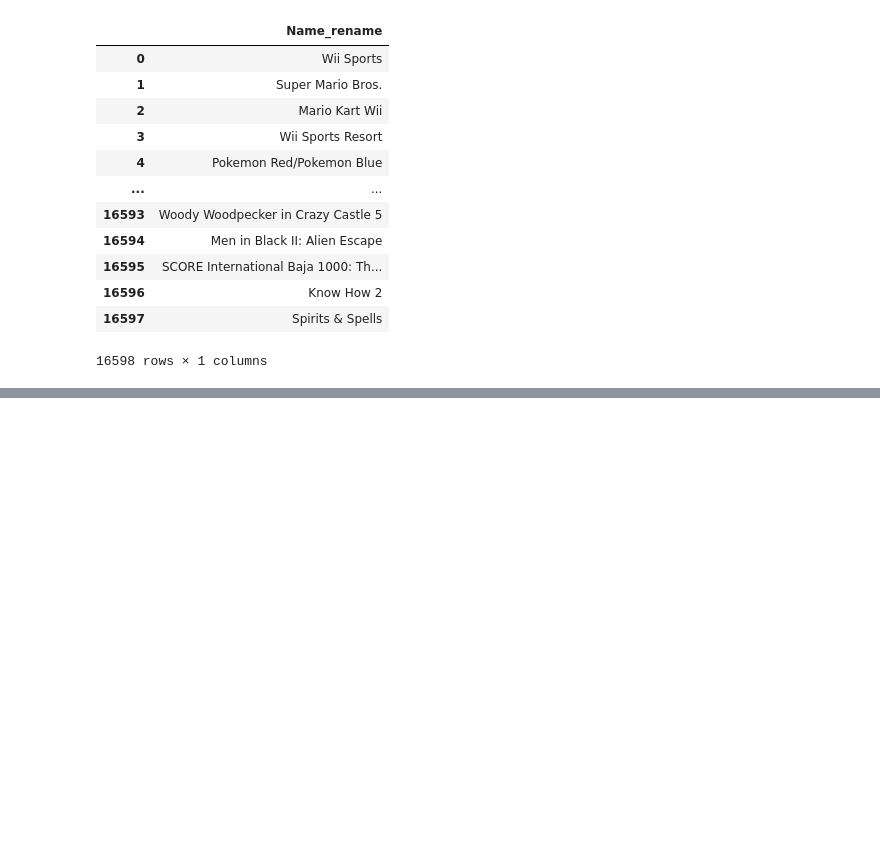
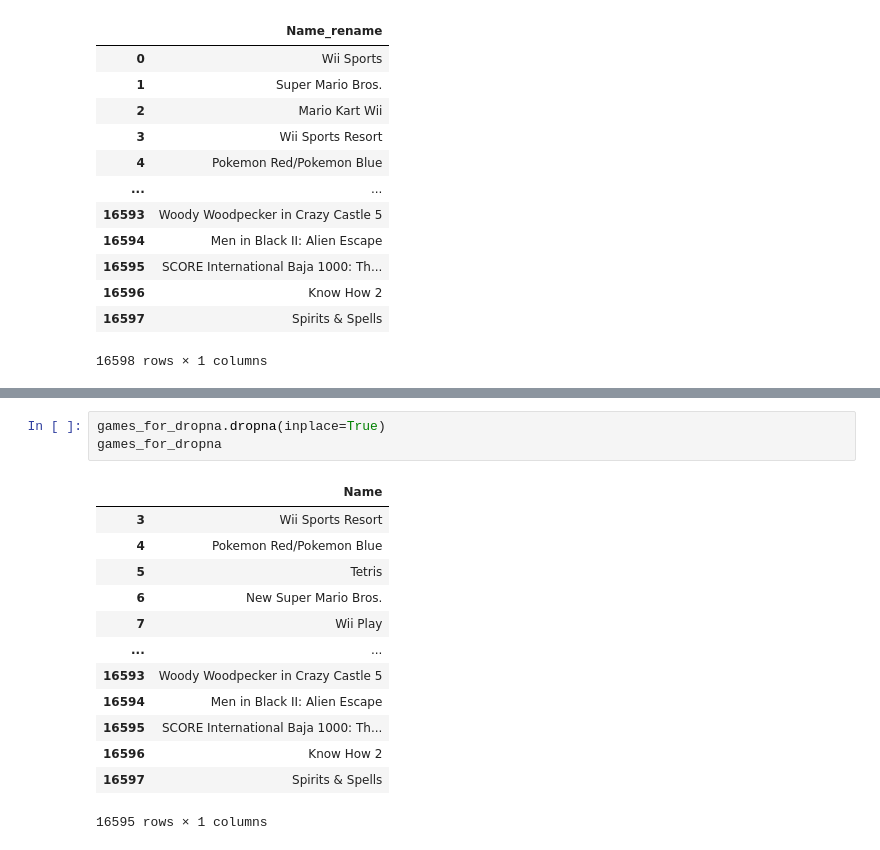
Before and after one commit to ArtemAvanesov/Python-Labs, a Jupyter notebook: Экспериментальные проекты/Pandas/pandas.ipynb, the cells around one changed output, grey strips where cells are left out. Saved outputs shown, nothing was run; the diff lists cells and outputs as text; blank space fills up the shorter version.

```diff
--- a/Экспериментальные проекты/Pandas/pandas.ipynb
+++ b/Экспериментальные проекты/Pandas/pandas.ipynb
@@ -185,0 +243,17 @@ games_for_rename
+# %%
+games_for_dropna.dropna(inplace=True)
+games_for_dropna
+# %% [output]
+|  | Name |
+| 3 | Wii Sports Resort |
+| 4 | Pokemon Red/Pokemon Blue |
+| 5 | Tetris |
+| 6 | New Super Mario Bros. |
+| 7 | Wii Play |
+| ... | ... |
+| 16593 | Woody Woodpecker in Crazy Castle 5 |
+| 16594 | Men in Black II: Alien Escape |
+| 16595 | SCORE International Baja 1000: Th... |
+| 16596 | Know How 2 |
+| 16597 | Spirits & Spells |
+16595 rows × 1 columns
```
Also changed, not shown: parts of 5 cells of this notebook.
